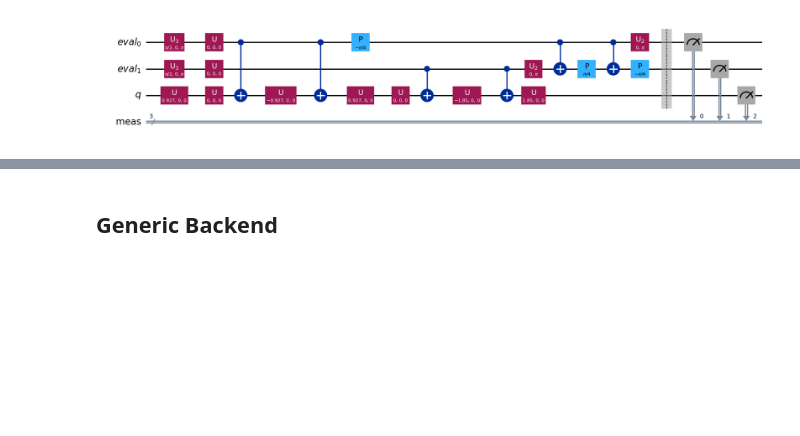
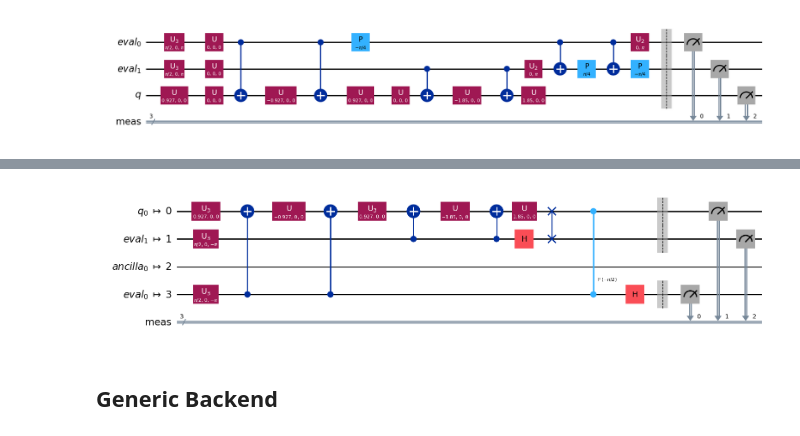
Before and after one commit to cda-tum/mqt, a Jupyter notebook: tutorial/02_compilation.ipynb, the cells around one changed output, grey strips where cells are left out. Saved outputs shown, nothing was run; the diff lists cells and outputs as text; code cells hidden in the pictures; blank space fills up the shorter version.

```diff
--- a/tutorial/02_compilation.ipynb
+++ b/tutorial/02_compilation.ipynb
@@ -82,3 +93,8 @@ circ.draw(output='mpl')
+# %%
+circ_mapped = transpile(circ, coupling_map=[[0,1], [1,0], [0,2], [2,0], [0,3], [3,0]])
+circ_mapped.draw(output='mpl'   )
+# %% [output]
+[figure, added]
 # %% [markdown]
 ## Generic Backend
 # %%
```
Also changed, not shown: parts of 7 cells of this notebook.
